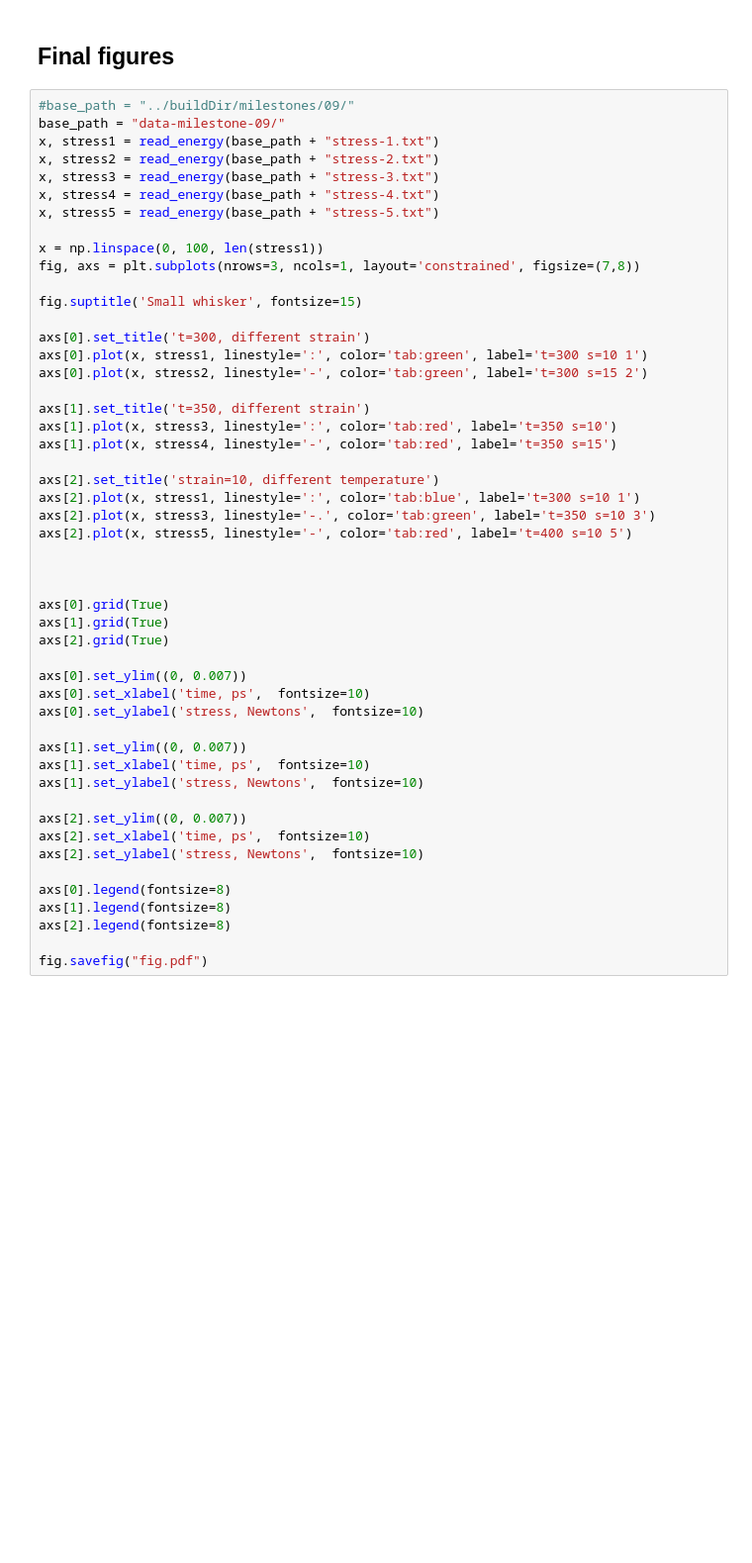
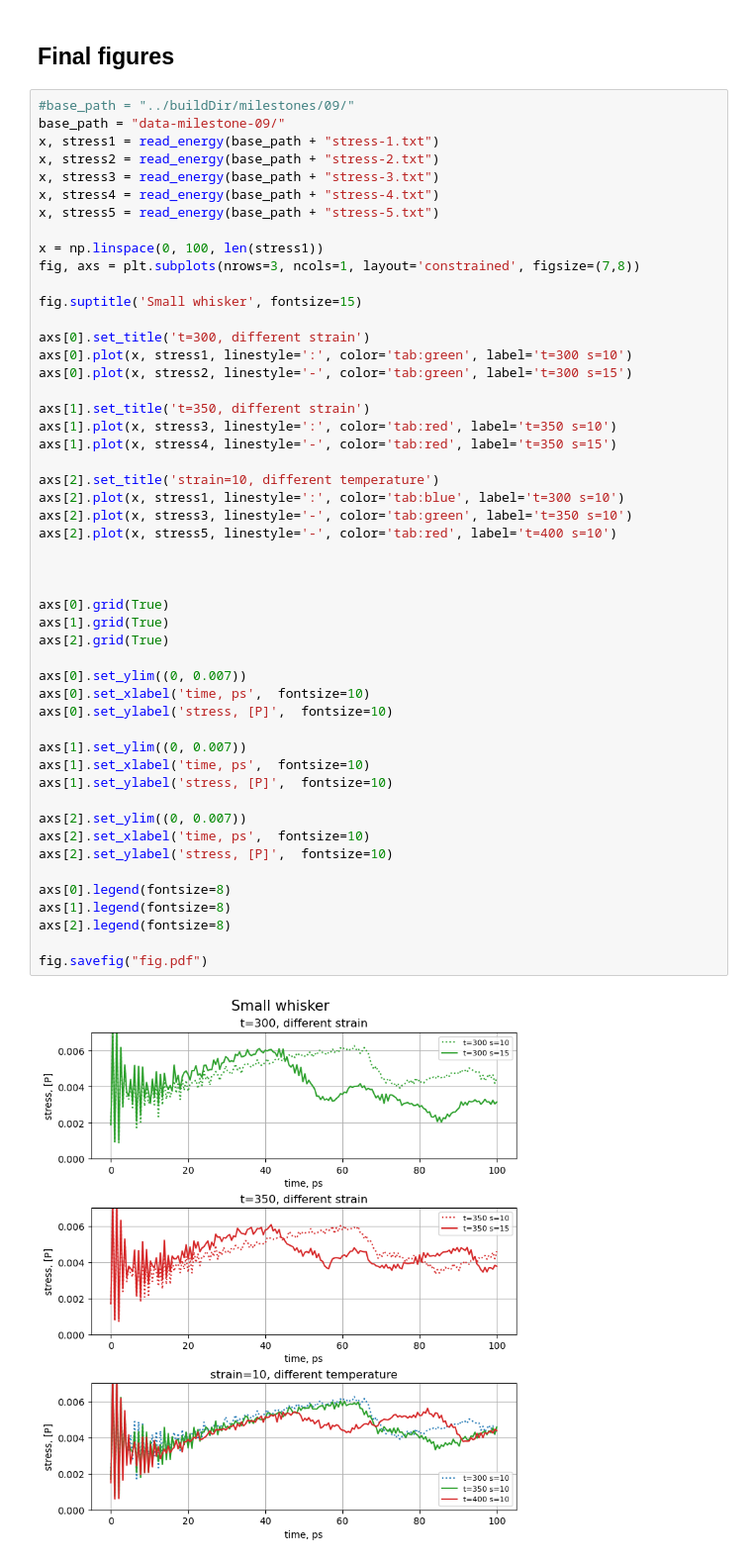
Before and after one commit to maximelianos/molecular-dynamics, a Jupyter notebook: plot/milestone09.ipynb, the cells around one changed output. Shown: that part at 99% size. Cells and saved outputs as stored; diff of their text form; blank space fills up the shorter version.

```diff
--- a/plot/milestone09.ipynb
+++ b/plot/milestone09.ipynb
@@ -99,41 +105,43 @@ fig, axs = plt.subplots(nrows=3, ncols=1, layout='constrained', figsize=(7,8))
 fig.suptitle('Small whisker', fontsize=15)
 
 axs[0].set_title('t=300, different strain')
-axs[0].plot(x, stress1, linestyle=':', color='tab:green', label='t=300 s=10 1')
-axs[0].plot(x, stress2, linestyle='-', color='tab:green', label='t=300 s=15 2')
+axs[0].plot(x, stress1, linestyle=':', color='tab:green', label='t=300 s=10')
+axs[0].plot(x, stress2, linestyle='-', color='tab:green', label='t=300 s=15')
 
 axs[1].set_title('t=350, different strain')
 axs[1].plot(x, stress3, linestyle=':', color='tab:red', label='t=350 s=10')
 axs[1].plot(x, stress4, linestyle='-', color='tab:red', label='t=350 s=15')
 
 axs[2].set_title('strain=10, different temperature')
-axs[2].plot(x, stress1, linestyle=':', color='tab:blue', label='t=300 s=10 1')
-axs[2].plot(x, stress3, linestyle='-.', color='tab:green', label='t=350 s=10 3')
-axs[2].plot(x, stress5, linestyle='-', color='tab:red', label='t=400 s=10 5')
+axs[2].plot(x, stress1, linestyle=':', color='tab:blue', label='t=300 s=10')
+axs[2].plot(x, stress3, linestyle='-', color='tab:green', label='t=350 s=10')
+axs[2].plot(x, stress5, linestyle='-', color='tab:red', label='t=400 s=10')
 
 
 
 axs[0].grid(True)
 axs[1].grid(True)
 axs[2].grid(True)
 
 axs[0].set_ylim((0, 0.007))
 axs[0].set_xlabel('time, ps',  fontsize=10)
-axs[0].set_ylabel('stress, Newtons',  fontsize=10)
+axs[0].set_ylabel('stress, [P]',  fontsize=10)
 
 axs[1].set_ylim((0, 0.007))
 axs[1].set_xlabel('time, ps',  fontsize=10)
-axs[1].set_ylabel('stress, Newtons',  fontsize=10)
+axs[1].set_ylabel('stress, [P]',  fontsize=10)
 
 axs[2].set_ylim((0, 0.007))
 axs[2].set_xlabel('time, ps',  fontsize=10)
-axs[2].set_ylabel('stress, Newtons',  fontsize=10)
+axs[2].set_ylabel('stress, [P]',  fontsize=10)
 
 axs[0].legend(fontsize=8)
 axs[1].legend(fontsize=8)
 axs[2].legend(fontsize=8)
 
 fig.savefig("fig.pdf")
+# %% [output]
+[figure, added]
 # %%
 #base_path = "../buildDir/milestones/09/"
 base_path = "data-milestone-09/"
```
Also changed, not shown: parts of 4 cells of this notebook, 9 other files.
